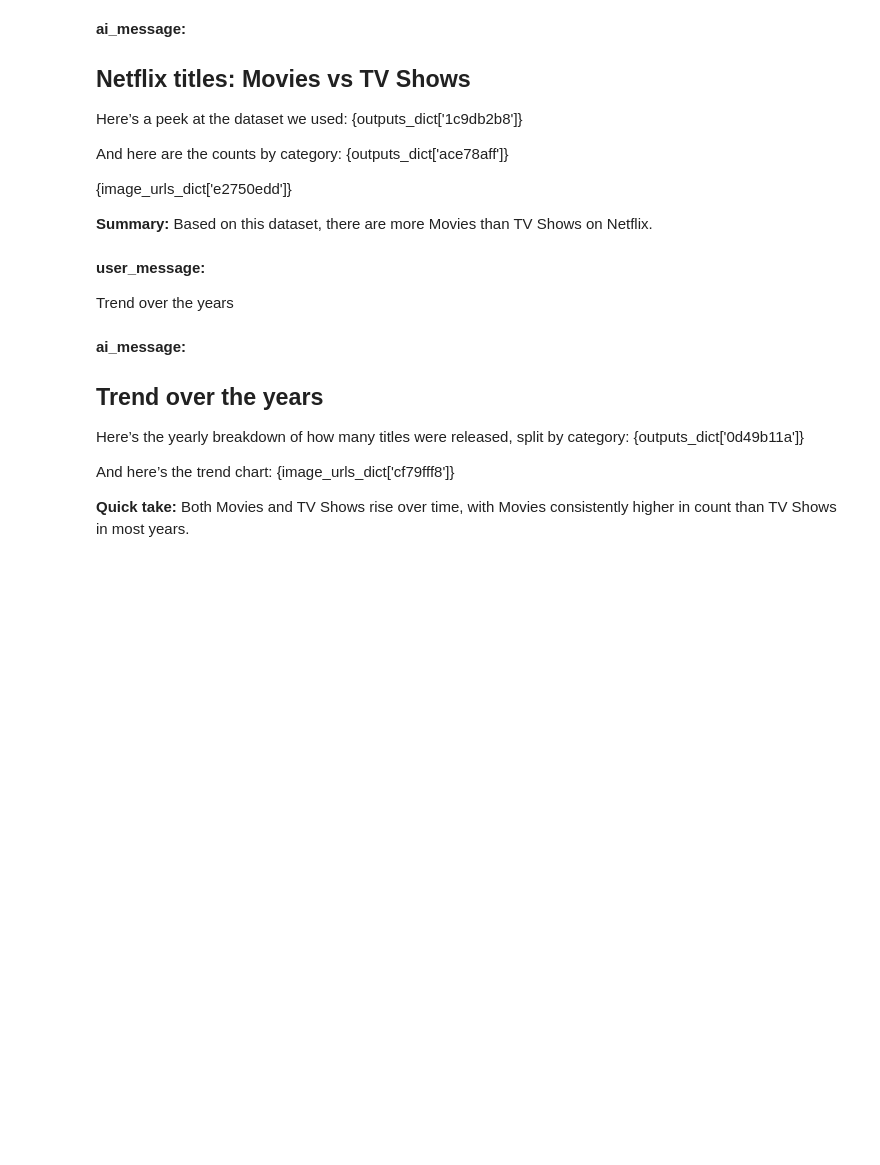
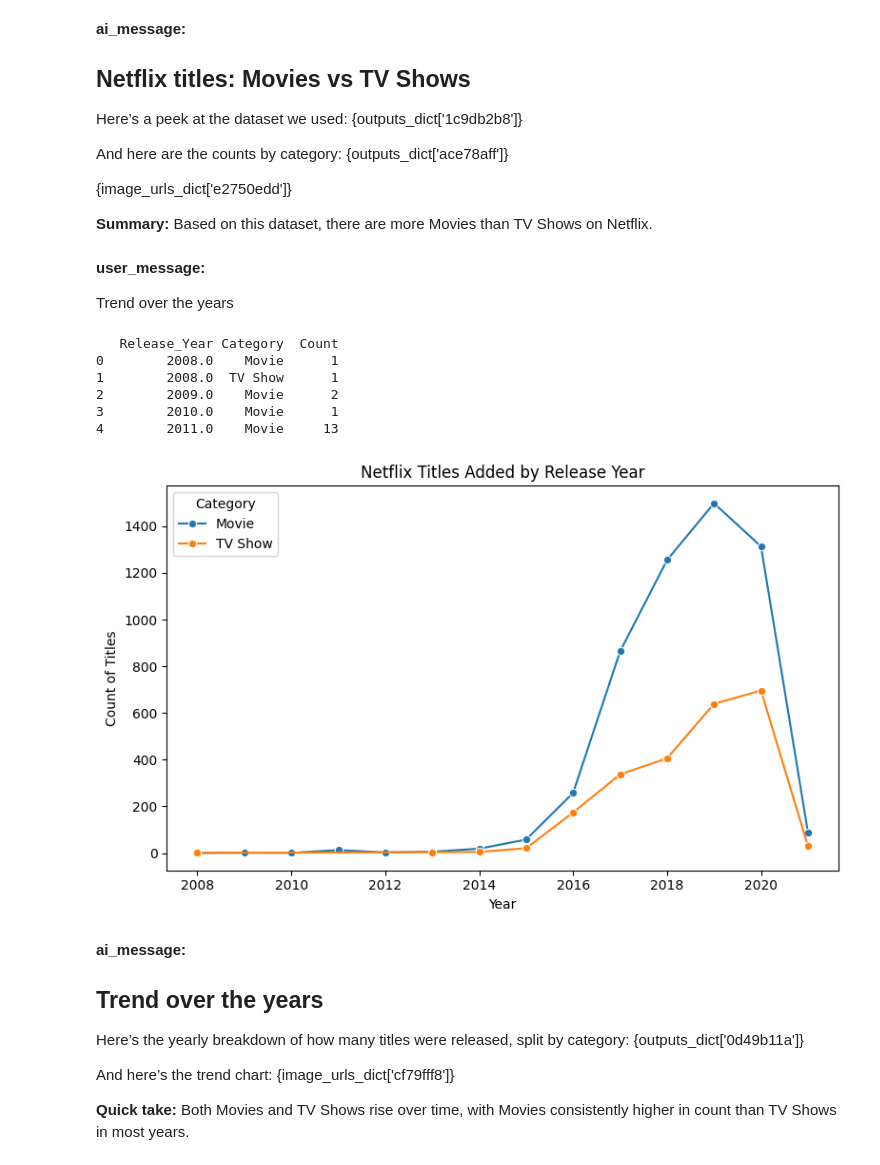
Before and after one commit to Sharmilaa2004/VOIS_AICTE_Oct2025_MajorProject_Sharmilaa_V, a Jupyter notebook: Netflix_Data_Analysis_Project.ipynb, the cells around one changed output. Saved outputs shown, nothing was run; the diff lists cells and outputs as text; code cells hidden in the pictures; blank space fills up the shorter version.

```diff
--- a/Netflix_Data_Analysis_Project.ipynb
+++ b/Netflix_Data_Analysis_Project.ipynb
@@ -55,34 +79,42 @@ Trend over the years
 # Parse release year and plot trend over years for Movies vs TV Shows
 import pandas as pd
 import matplotlib.pyplot as plt
 import seaborn as sns
 
 # Assume netflix_df is already in memory from previous step; if not, load it
 try:
     netflix_df
 except NameError:
-    netflix_df = pd.read_csv('Netflix Dataset.csv', encoding='utf-8')
+    netflix_df = pd.read_csv('/content/sample_data/Netflix Dataset.csv', encoding='utf-8')
 
 # Extract year from Release_Date column
 netflix_df['Release_Year'] = pd.to_datetime(netflix_df['Release_Date'], errors='coerce').dt.year
 
 # Drop rows without a valid year
 df_year = netflix_df.dropna(subset=['Release_Year']).copy()
 
 # Group by year and category
 yearly = df_year.groupby(['Release_Year', 'Category']).size().reset_index(name='Count')
 
 # Show head
 print(yearly.head())
 
 # Plot trend
 plt.figure(figsize=(8,5))
 sns.lineplot(data=yearly, x='Release_Year', y='Count', hue='Category', marker='o')
 plt.title('Netflix Titles Added by Release Year')
 plt.xlabel('Year')
 plt.ylabel('Count of Titles')
 plt.tight_layout()
 plt.show()
+# %% [output]
+   Release_Year Category  Count
+0        2008.0    Movie      1
+1        2008.0  TV Show      1
+2        2009.0    Movie      2
+3        2010.0    Movie      1
+4        2011.0    Movie     13
+[figure, added]
 # %% [markdown]
 **ai_message:**
 
```
Also changed, not shown: parts of 10 cells of this notebook.
